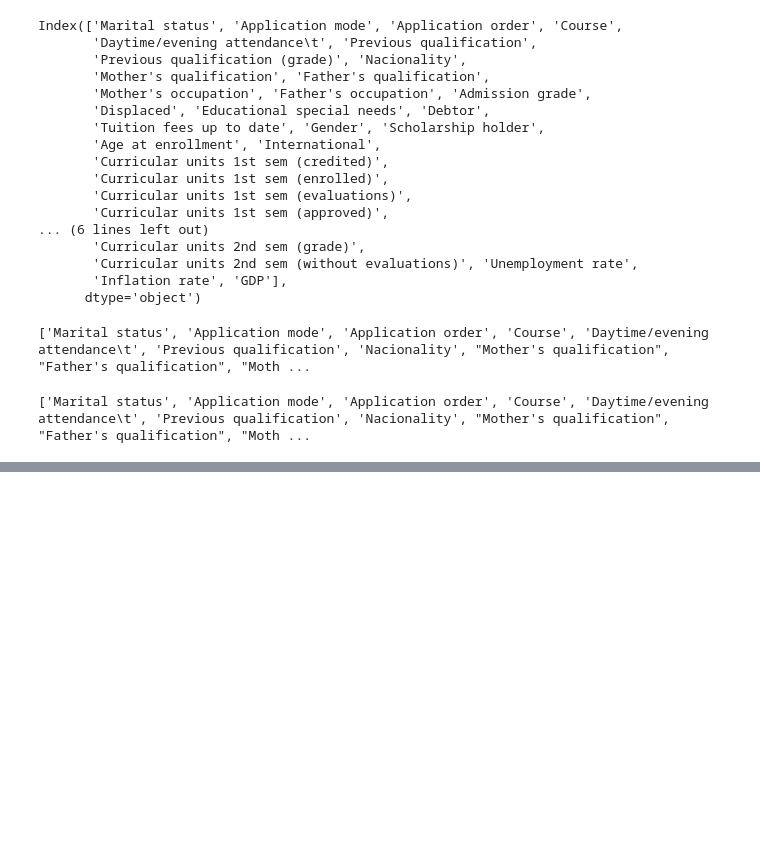
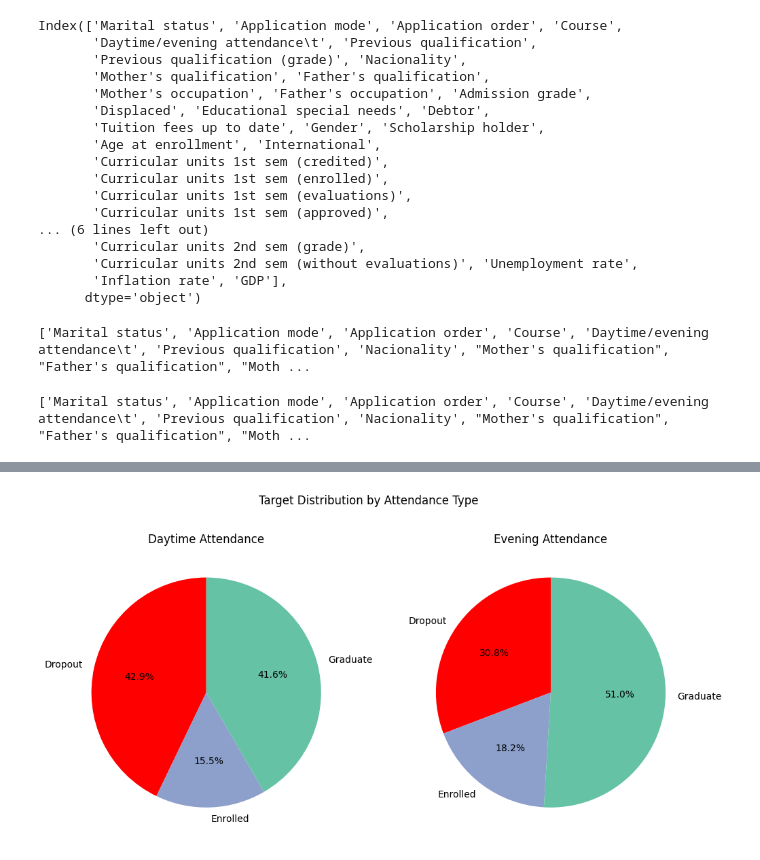
Before and after one commit to Scrowbin/end, a Jupyter notebook: code.ipynb, the cells around one changed output, grey strips where cells are left out. Cells and saved outputs as stored; diff of their text form; code cells hidden in the pictures; blank space fills up the shorter version.

```diff
--- a/code.ipynb
+++ b/code.ipynb
@@ -107,0 +256,22 @@ df = df.drop(columns="Target")
+# %%
+attendance_col = 'Daytime/evening attendance\t'
+target_col = 'Target'
+
+categories = ['Dropout', 'Enrolled', 'Graduate']
+
+daytime_counts = df[df[attendance_col] == 0][target_col].value_counts().reindex(categories)
+evening_counts = df[df[attendance_col] == 1][target_col].value_counts().reindex(categories)
+
+# Create two side-by-side pie charts
+fig, axes = plt.subplots(1, 2, figsize=(12,6))
+
+axes[0].pie(daytime_counts, labels=daytime_counts.index, autopct='%1.1f%%', startangle=90, colors=["#ff0000",'#8da0cb','#66c2a5'])
+axes[0].set_title('Daytime Attendance')
+
+axes[1].pie(evening_counts, labels=evening_counts.index, autopct='%1.1f%%', startangle=90, colors=['#ff0000','#8da0cb','#66c2a5'])
+axes[1].set_title('Evening Attendance')
+
+plt.suptitle('Target Distribution by Attendance Type')
+plt.show()
+# %% [output]
+[figure, added]
```
Also changed, not shown: parts of 47 cells of this notebook.
